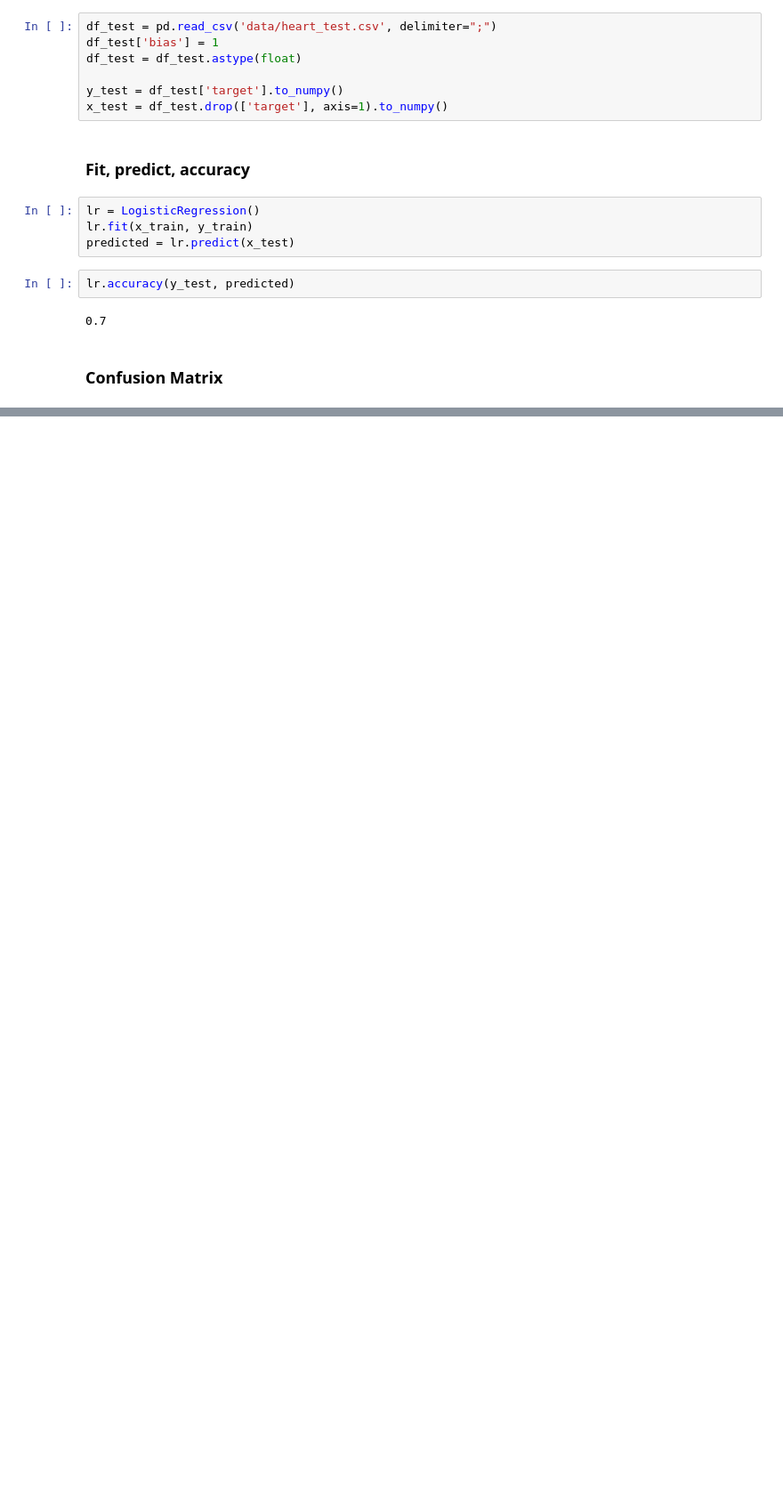
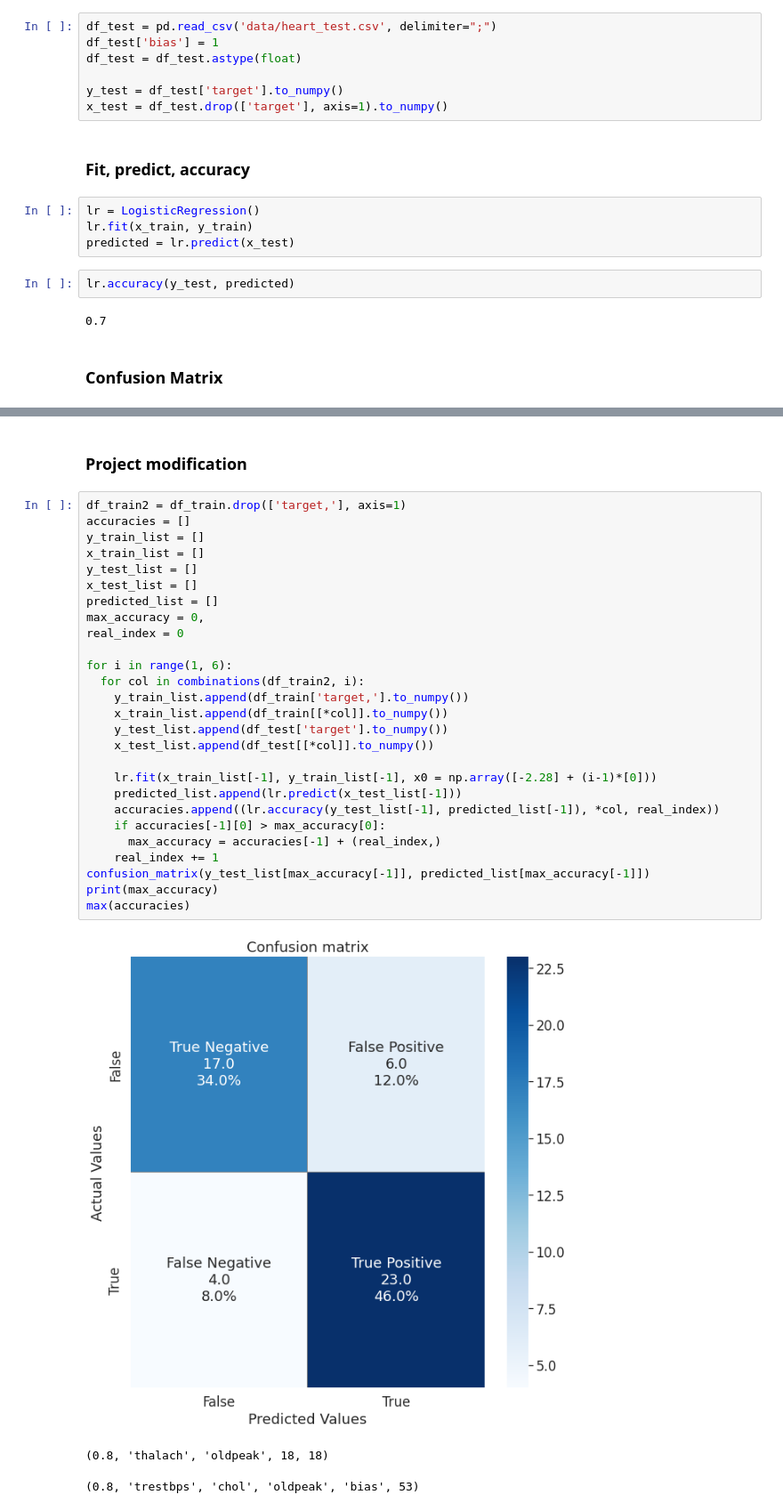
Before and after one commit to TheKompot/LogisticRegression, a Jupyter notebook: logistic_regression.ipynb, the cells around one changed output, grey strips where cells are left out. Shown at 89% size. Drawn from its saved outputs; the diff is of its cells as text; blank space fills up the shorter version.

Commit message:
test: Test model only on some columns of dataset

```diff
--- a/logistic_regression.ipynb
+++ b/logistic_regression.ipynb
@@ -94,0 +104,33 @@ confusion_matrix(y_test, predicted)
+# %% [markdown]
+### Project modification
+# %%
+df_train2 = df_train.drop(['target,'], axis=1)
+accuracies = []
+y_train_list = []
+x_train_list = []
+y_test_list = []
+x_test_list = []
+predicted_list = []
+max_accuracy = 0,
+real_index = 0
+
+for i in range(1, 6):
+  for col in combinations(df_train2, i):
+    y_train_list.append(df_train['target,'].to_numpy())
+    x_train_list.append(df_train[[*col]].to_numpy())
+    y_test_list.append(df_test['target'].to_numpy())
+    x_test_list.append(df_test[[*col]].to_numpy())
+
+    lr.fit(x_train_list[-1], y_train_list[-1], x0 = np.array([-2.28] + (i-1)*[0]))
+    predicted_list.append(lr.predict(x_test_list[-1]))
+    accuracies.append((lr.accuracy(y_test_list[-1], predicted_list[-1]), *col, real_index))
+    if accuracies[-1][0] > max_accuracy[0]:
+      max_accuracy = accuracies[-1] + (real_index,)
+    real_index += 1
+confusion_matrix(y_test_list[max_accuracy[-1]], predicted_list[max_accuracy[-1]])
+print(max_accuracy)
+max(accuracies)
+# %% [output]
+[figure, added]
+(0.8, 'thalach', 'oldpeak', 18, 18)
+(0.8, 'trestbps', 'chol', 'oldpeak', 'bias', 53)
```
Also changed, not shown: parts of 3 cells of this notebook.
